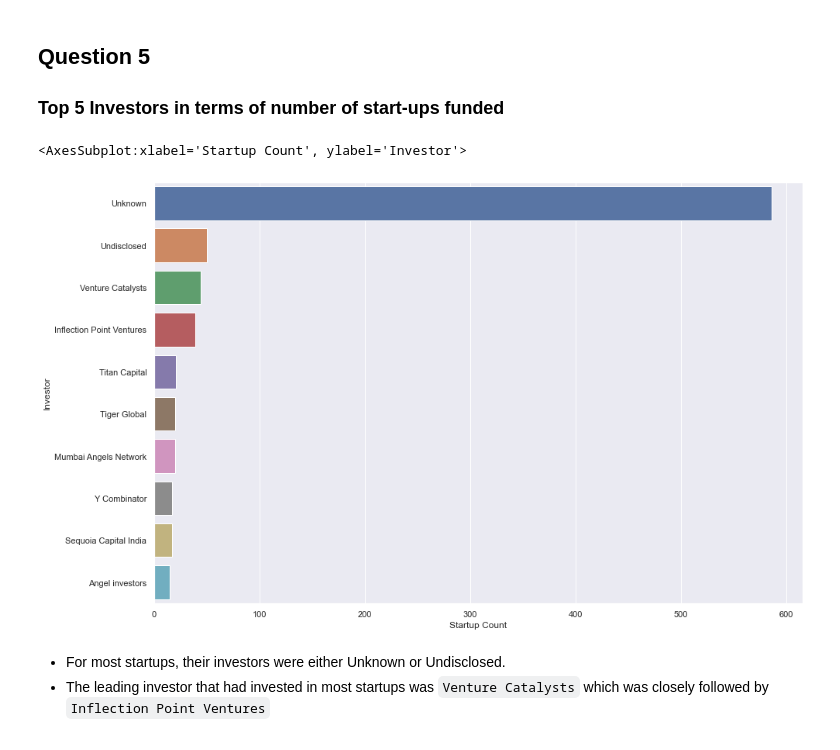
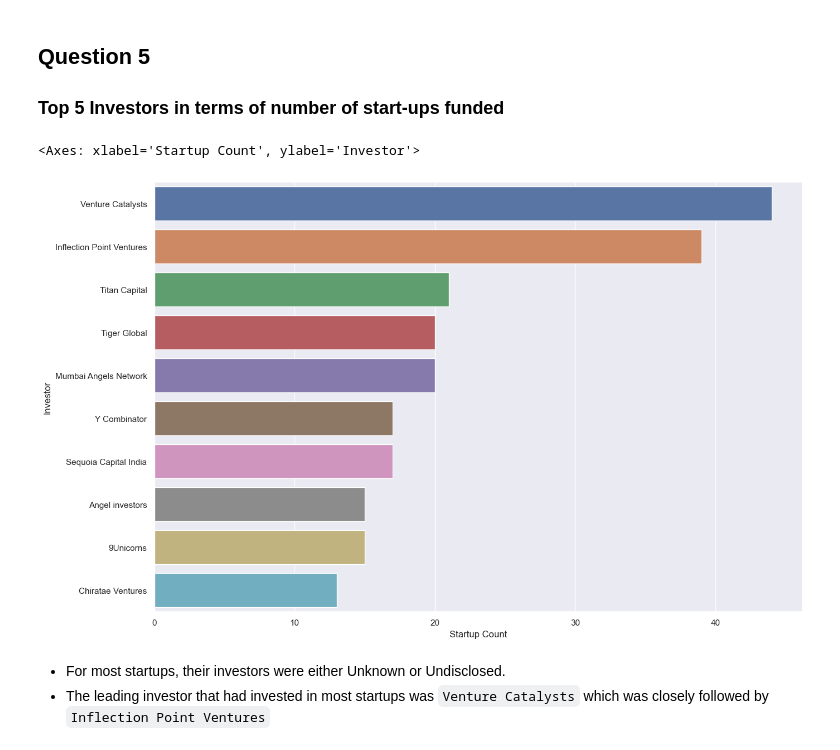
Before and after one commit to HannahMwende/India-startup-funding-analysis, a Jupyter notebook: indian_startup_funding.ipynb, the cells around one changed output. Drawn from its saved outputs; the diff is of its cells as text; code cells hidden in the pictures.

````diff
--- a/indian_startup_funding.ipynb
+++ b/indian_startup_funding.ipynb
@@ -2931,14 +2931,17 @@ For the period 2018 -2019 , there was a downward trajectory in the average money
 
 ### Top 5 Investors in terms of number of start-ups funded
 # %%
+# Filter out rows with 'unknown' or 'undisclosed' in the 'Investor' column
+df_filtered = df[~df['Investor'].isin(['unknown', 'undisclosed', 'Unknown', 'Undisclosed'])]
+
 # investors and the number of startups funded
-investors_summary = df.groupby('Investor').size().reset_index(name='Startup Count')
+investors_summary = df_filtered.groupby('Investor').size().reset_index(name='Startup Count')
 investors_summary=investors_summary.sort_values(by='Startup Count',ascending=False)
 investors_summary=investors_summary.head(10)
 sns.barplot(data=investors_summary, x='Startup Count', y='Investor',orient="h")
 # %% [output]
-<AxesSubplot:xlabel='Startup Count', ylabel='Investor'>
+<Axes: xlabel='Startup Count', ylabel='Investor'>
-[figure, old version]
+[figure, new version]
 # %% [markdown]
 * For most startups, their investors were either Unknown or Undisclosed.
 * The leading investor that had invested in most startups was ```Venture Catalysts``` which was closely followed by ```Inflection Point Ventures```
````
Also changed, not shown: parts of 42 cells of this notebook, 1 other file.
